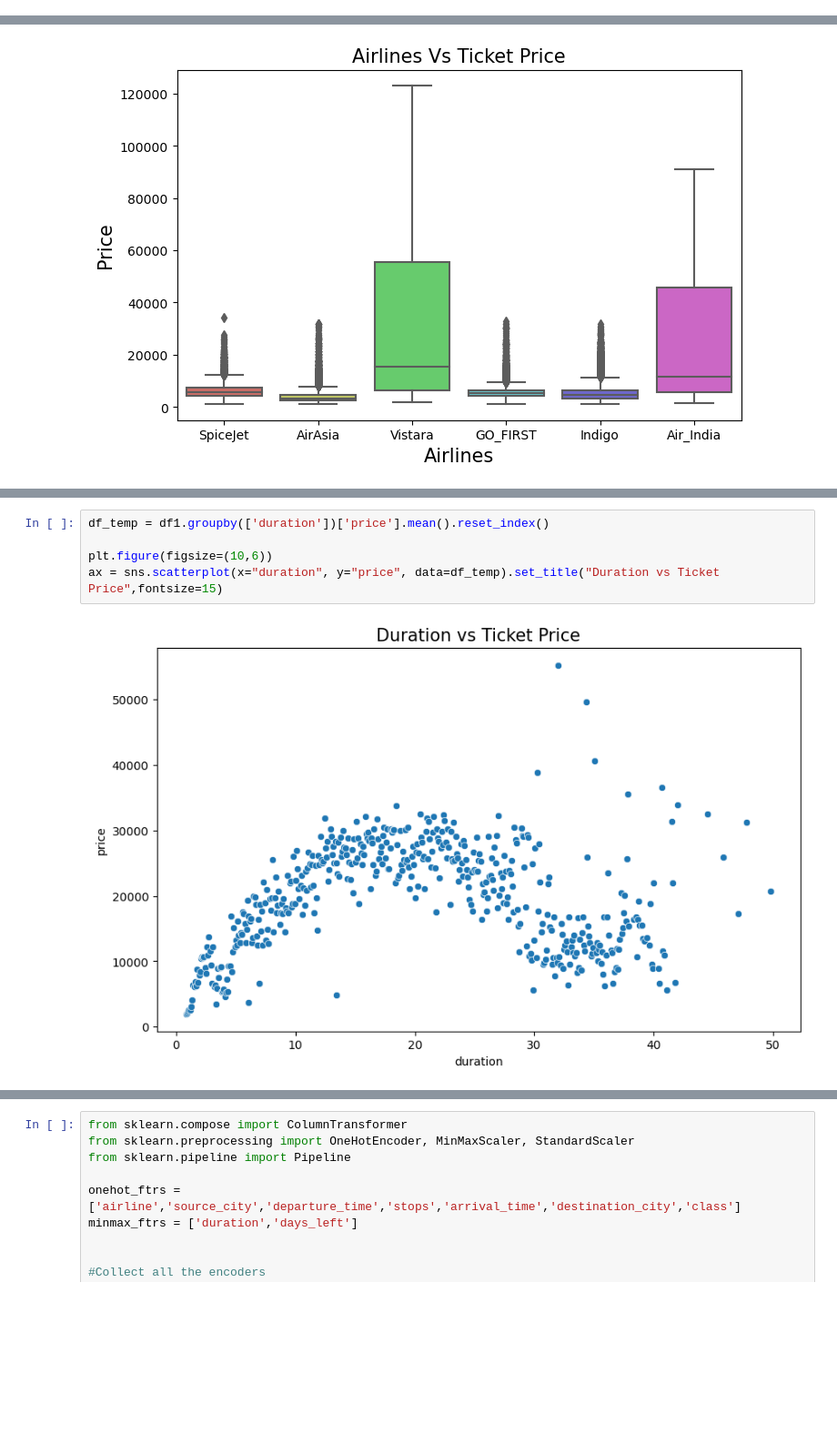
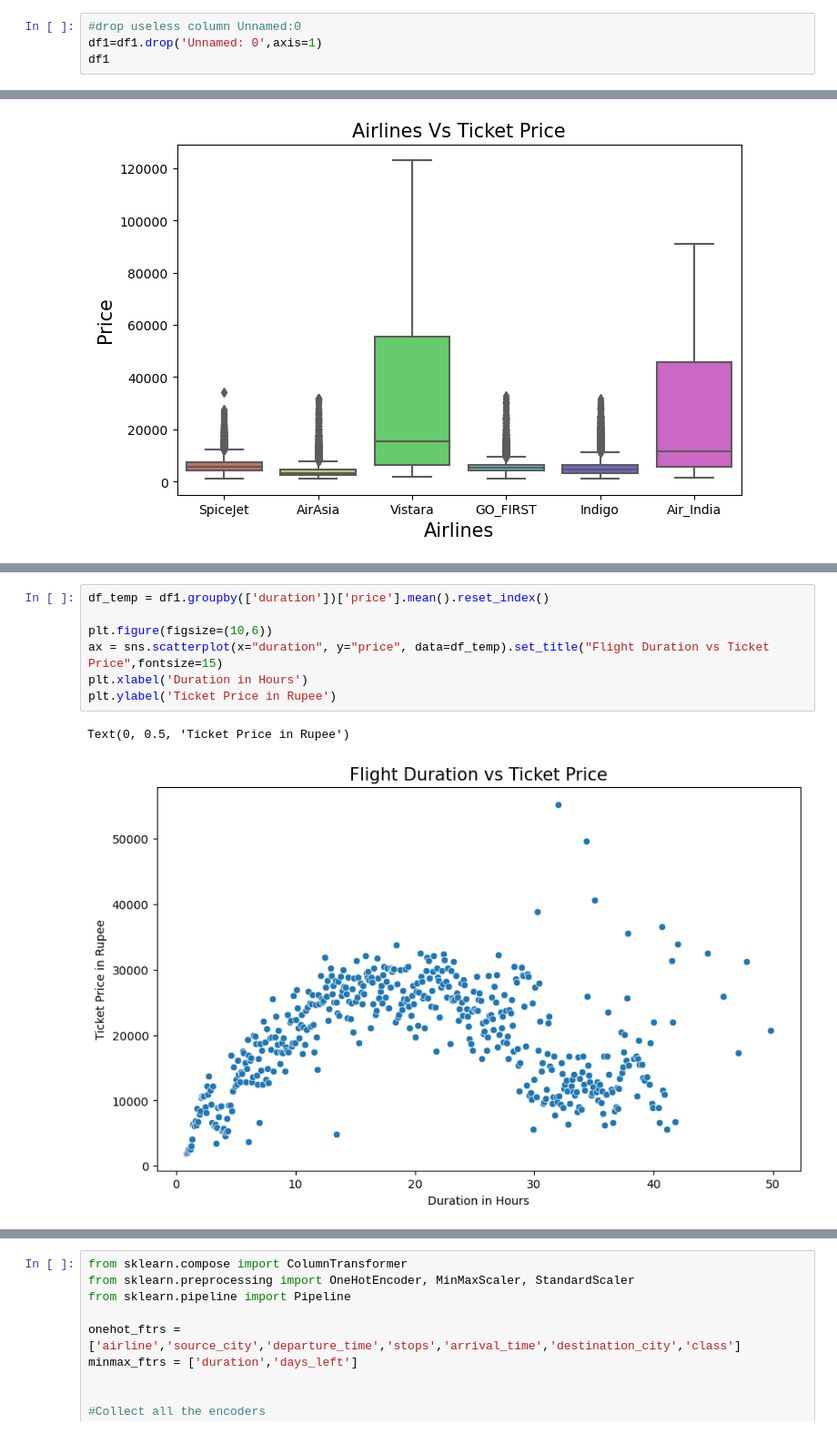
Before and after one commit to urspuc/Flight-Prices, a Jupyter notebook: src/DATA1030-Flight-Prices.ipynb, the cells around one changed output, grey strips where cells are left out. Shown at 91% size. Cells and saved outputs as stored; diff of their text form; blank space fills up the shorter version.

```diff
--- a/src/DATA1030-Flight-Prices.ipynb
+++ b/src/DATA1030-Flight-Prices.ipynb
@@ -62,3 +62,7 @@ duration            float64
 days_left             int64
 price                 int64
 dtype: object
+# %%
+#drop useless column Unnamed:0
+df1=df1.drop('Unnamed: 0',axis=1)
+df1
@@ -157,10 +257,13 @@ plt.show()
 # %%
 df_temp = df1.groupby(['duration'])['price'].mean().reset_index()
 
 plt.figure(figsize=(10,6))
-ax = sns.scatterplot(x="duration", y="price", data=df_temp).set_title("Duration vs Ticket Price",fontsize=15)
+ax = sns.scatterplot(x="duration", y="price", data=df_temp).set_title("Flight Duration vs Ticket Price",fontsize=15)
+plt.xlabel('Duration in Hours')
+plt.ylabel('Ticket Price in Rupee')
 # %% [output]
+Text(0, 0.5, 'Ticket Price in Rupee')
-[figure, old version]
+[figure, new version]
 # %%
 #set up splitting function
 from sklearn.model_selection import train_test_split
```
Also changed, not shown: parts of 25 cells of this notebook, 13 other files.
